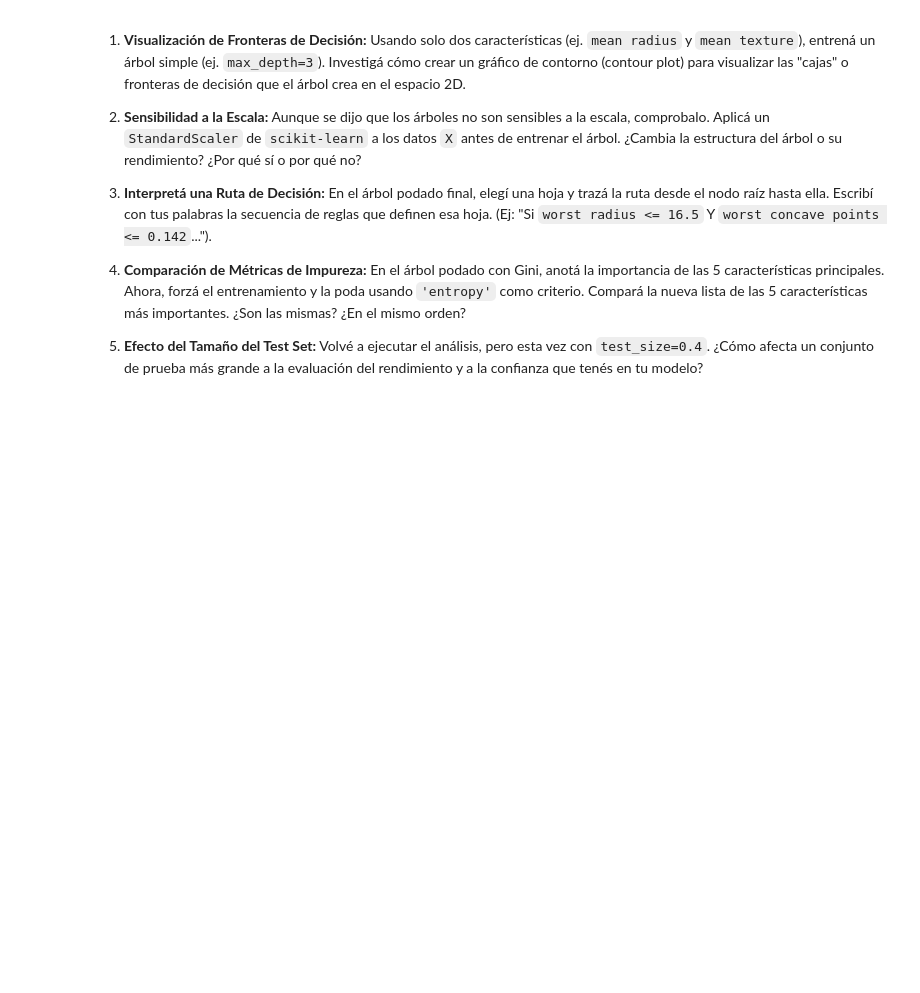
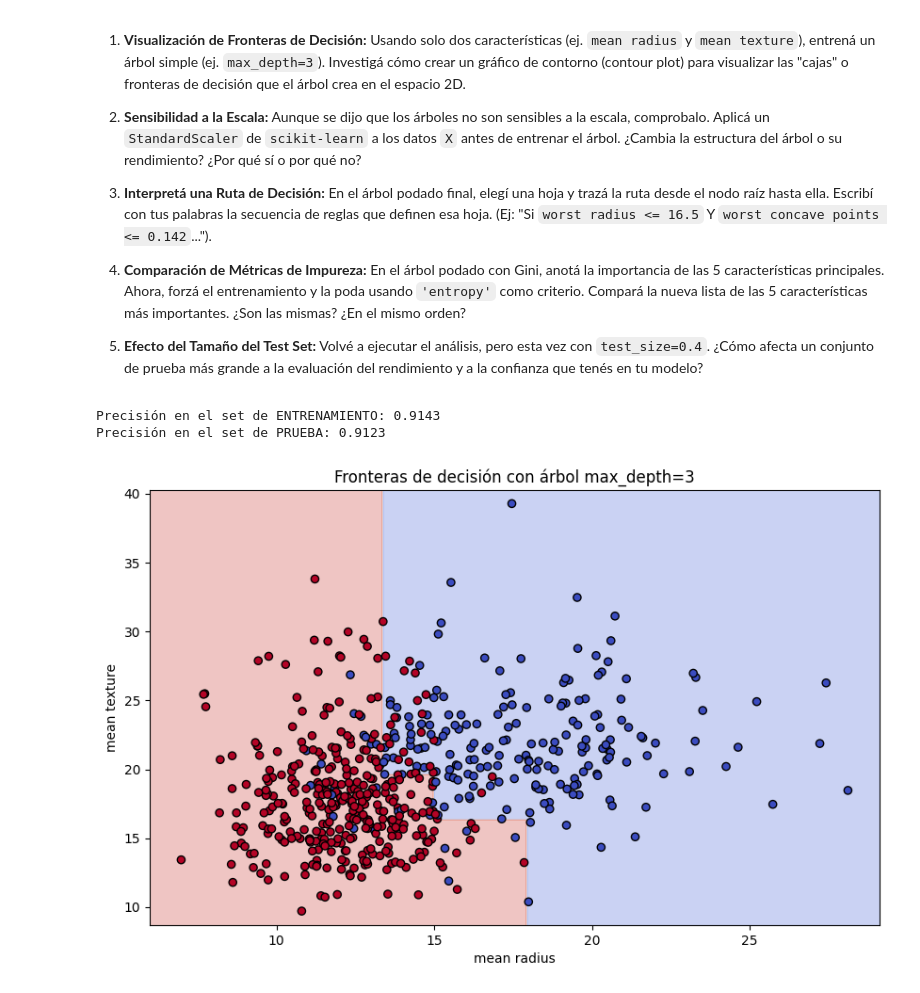
Before and after one commit to nicolassansolini-prog/Automatizacion-1---MIA-2026, a Jupyter notebook: tp5/notebook_05.ipynb, the cells around one changed output. Cells and saved outputs as stored; diff of their text form; code cells hidden in the pictures; blank space fills up the shorter version.

Commit message:
feat: Add ejercicio 8 parte 1

```diff
--- a/tp5/notebook_05.ipynb
+++ b/tp5/notebook_05.ipynb
@@ -369,3 +374,62 @@ El resultado fue mejor en el caso de complejidad.
 4.  **Comparación de Métricas de Impureza:** En el árbol podado con Gini, anotá la importancia de las 5 características principales. Ahora, forzá el entrenamiento y la poda usando `'entropy'` como criterio. Compará la nueva lista de las 5 características más importantes. ¿Son las mismas? ¿En el mismo orden?
 
 5.  **Efecto del Tamaño del Test Set:** Volvé a ejecutar el análisis, pero esta vez con `test_size=0.4`. ¿Cómo afecta un conjunto de prueba más grande a la evaluación del rendimiento y a la confianza que tenés en tu modelo?
+# %%
+# Ejercicio 1
+X_frontera = X[['mean radius', 'mean texture']]
+y_frontera = y
+
+# Divido los datos en conjuntos de entrenamiento y prueba
+X_train_frontera, X_test_frontera, y_train_frontera, y_test_frontera = train_test_split(X_frontera, y_frontera, test_size=0.2, random_state=42)
+
+# Entreno el árbol de decisión
+tree_frontera = DecisionTreeClassifier(max_depth=3, random_state=42)
+tree_frontera.fit(X_train_frontera, y_train_frontera)
+
+y_train_frontera_pred = tree_frontera.predict(X_train_frontera)
+y_test_frontera_pred = tree_frontera.predict(X_test_frontera)
+
+train_accuracy_frontera = accuracy_score(y_train_frontera, y_train_frontera_pred)
+test_accuracy_frontera = accuracy_score(y_test_frontera, y_test_frontera_pred)
+
+print(f"Precisión en el set de ENTRENAMIENTO: {train_accuracy_frontera:.4f}")
+print(f"Precisión en el set de PRUEBA: {test_accuracy_frontera:.4f}")
+# %% [output]
+Precisión en el set de ENTRENAMIENTO: 0.9143
+Precisión en el set de PRUEBA: 0.9123
+# %%
+# Grafico la frontera de decisión
+# Creo una grilla de puntos en el espacio 2D
+x_min, x_max = X_frontera['mean radius'].min() - 1, X_frontera['mean radius'].max() + 1
+y_min, y_max = X_frontera['mean texture'].min() - 1, X_frontera['mean texture'].max() + 1
+
+xx, yy = np.meshgrid(
+    np.linspace(x_min, x_max, 300),
+    np.linspace(y_min, y_max, 300)
+)
+
+# Predigo la clase para cada punto de la grilla
+grid_points = np.c_[xx.ravel(), yy.ravel()]
+Z = tree_frontera.predict(grid_points)
+Z = Z.reshape(xx.shape)
+
+# Grafico la frontera de decisión
+plt.figure(figsize=(10, 6))
+
+plt.contourf(xx, yy, Z, alpha=0.3, cmap='coolwarm')
+
+plt.scatter(
+    X_frontera['mean radius'],
+    X_frontera['mean texture'],
+    c=y_frontera,
+    cmap='coolwarm',
+    edgecolor='k',
+    s=35
+)
+
+plt.xlabel('mean radius')
+plt.ylabel('mean texture')
+plt.title('Fronteras de decisión con árbol max_depth=3')
+plt.show()
+# %% [output]
+[figure, added]
```
Also changed, not shown: parts of 3 cells of this notebook.
